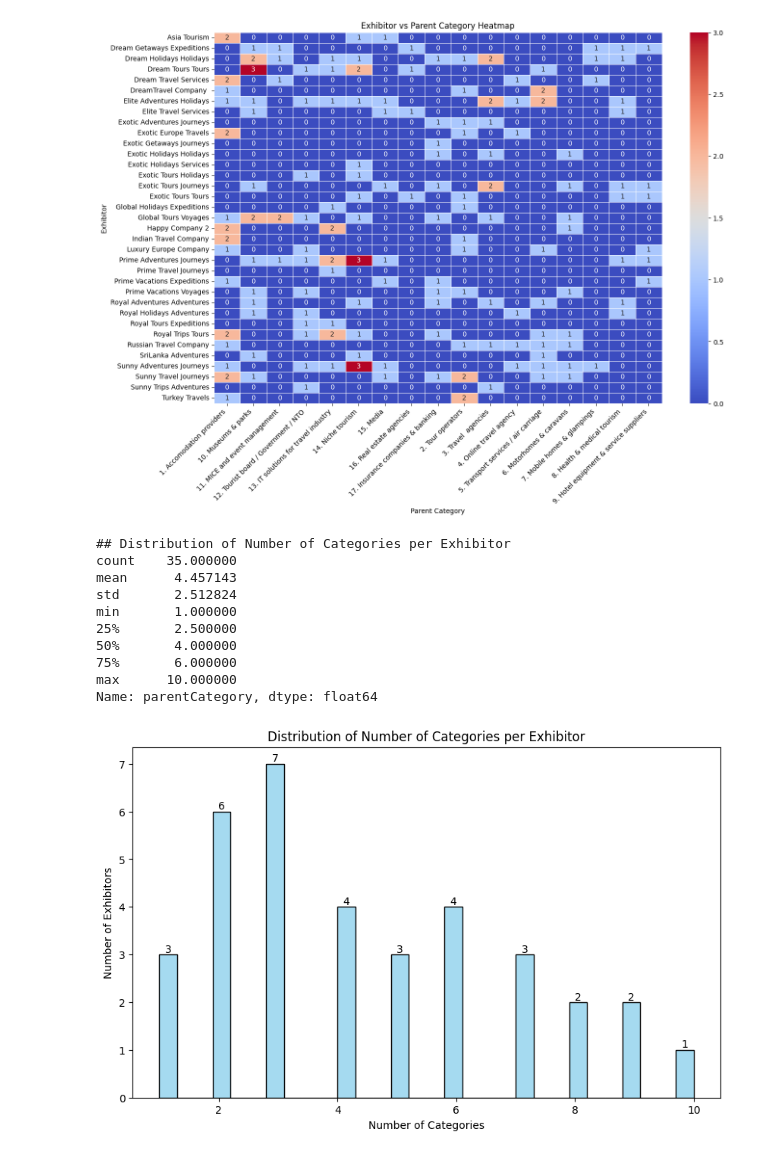
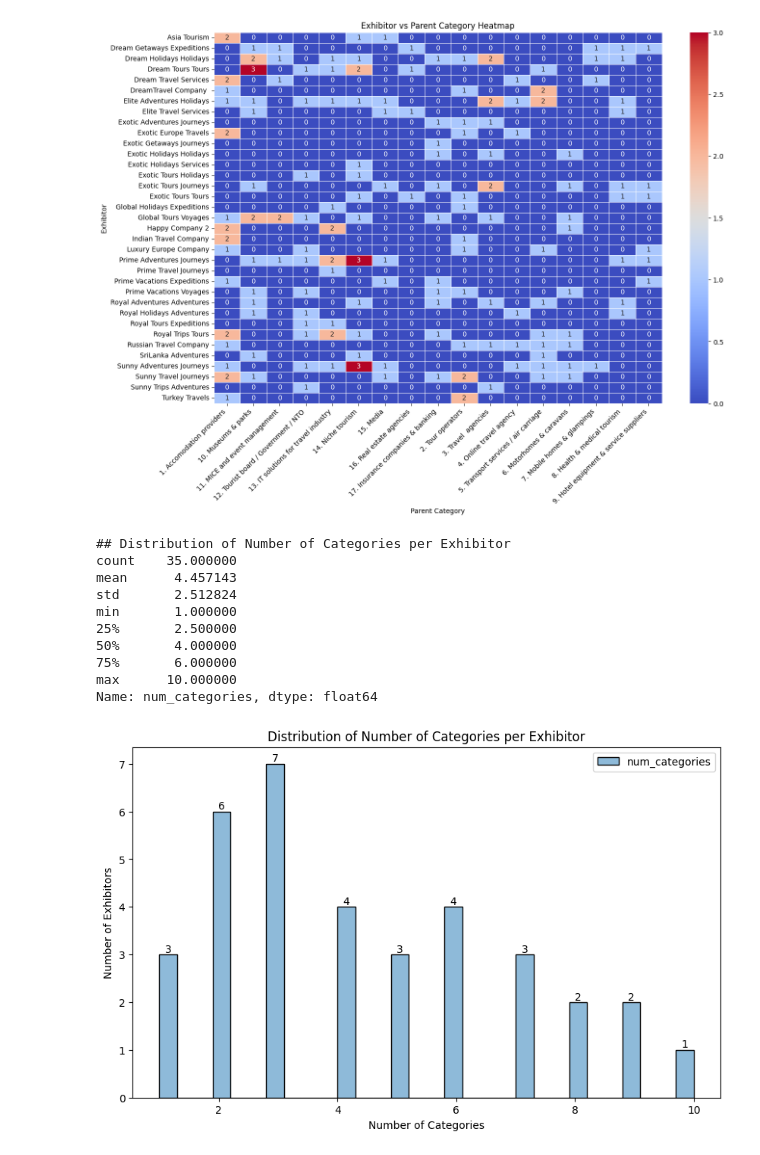
Before and after one commit to tasheer10/ITE-data-sciene-assignment, a Jupyter notebook: code/exhibitors_profile_analysis.ipynb, the cells around one changed output. Cells and saved outputs as stored; diff of their text form; code cells hidden in the pictures.

Commit message:
Added more analysis to the exhibitor profile analysis

```diff
--- a/code/exhibitors_profile_analysis.ipynb
+++ b/code/exhibitors_profile_analysis.ipynb
@@ -120,35 +120,47 @@ plt.show()
 # %%
 # ## Analysis of Categories per Exhibitor
 print("\n## Distribution of Number of Categories per Exhibitor")
-categories_per_exhibitor = exhibitors_final_df.groupby('exhibitorName')['parentCategory'].nunique().sort_values(ascending=False)
-print(categories_per_exhibitor.describe())
+# Group by exhibitor and collect unique categories
+categories_per_exhibitor = (
+    exhibitors_final_df.groupby('exhibitorName')['parentCategory']
+    .agg(lambda x: list(set(x)))  # Get unique categories as a list
+    .reset_index()
+)
+
+# Add a column for the count of unique categories
+categories_per_exhibitor['num_categories'] = categories_per_exhibitor['parentCategory'].apply(len)
+
+# Sort by number of categories in descending order
+categories_per_exhibitor = categories_per_exhibitor.sort_values(by='num_categories', ascending=False)
+
+print(categories_per_exhibitor['num_categories'].describe())
 
 plt.figure(figsize=(10, 6))
 ax = sns.histplot(categories_per_exhibitor, bins=30, kde=False, color="skyblue")
 
 plt.title('Distribution of Number of Categories per Exhibitor')
 plt.xlabel('Number of Categories')
 plt.ylabel('Number of Exhibitors')
 
 # Add count labels on top of bars
 for p in ax.patches:
     if p.get_height() > 0:  # Avoid labeling bars with height 0
         ax.annotate(int(p.get_height()),
                     (p.get_x() + p.get_width() / 2, p.get_height()),
                     ha='center', va='bottom', fontsize=10, color='black')
 
 plt.show()
 # %% [output]
 ## Distribution of Number of Categories per Exhibitor
 count    35.000000
 mean      4.457143
 std       2.512824
 min       1.000000
 25%       2.500000
 50%       4.000000
 75%       6.000000
 max      10.000000
-Name: parentCategory, dtype: float64
+Name: num_categories, dtype: float64
-[figure, old version]
+[figure, new version]
 # %%
 # Identify exhibitors selecting a large number of categories (potential issue for recommendations)
```
Also changed, not shown: parts of 1 cell of this notebook.
